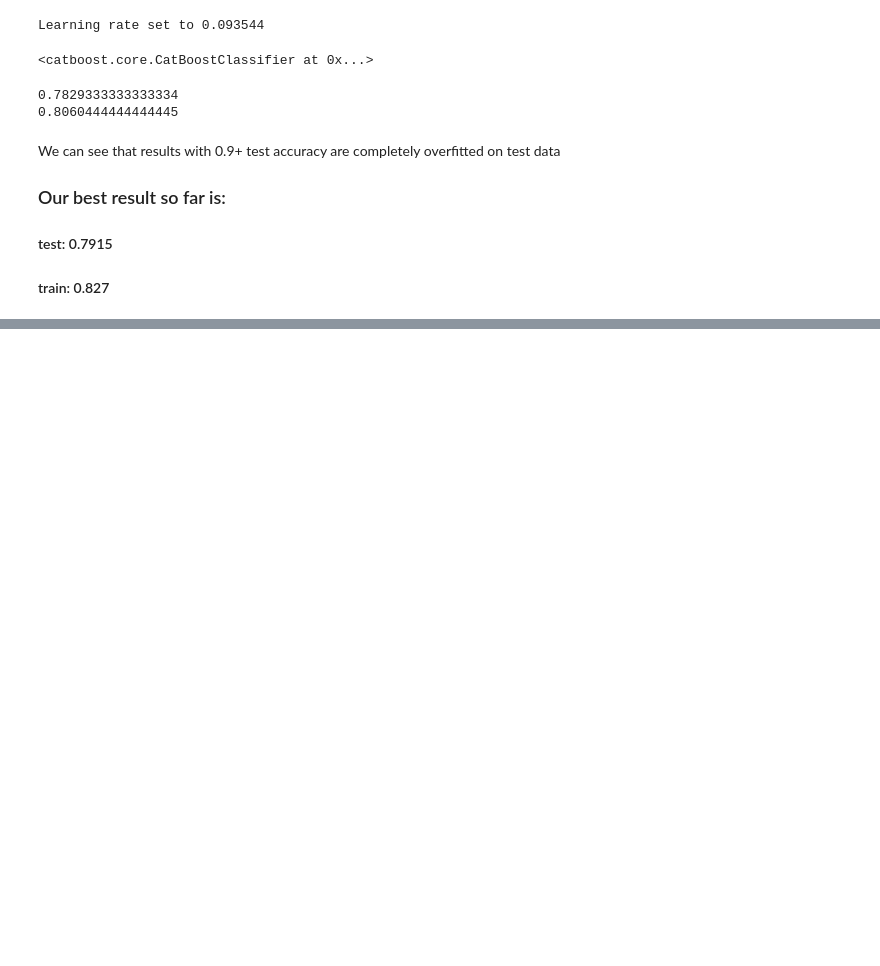
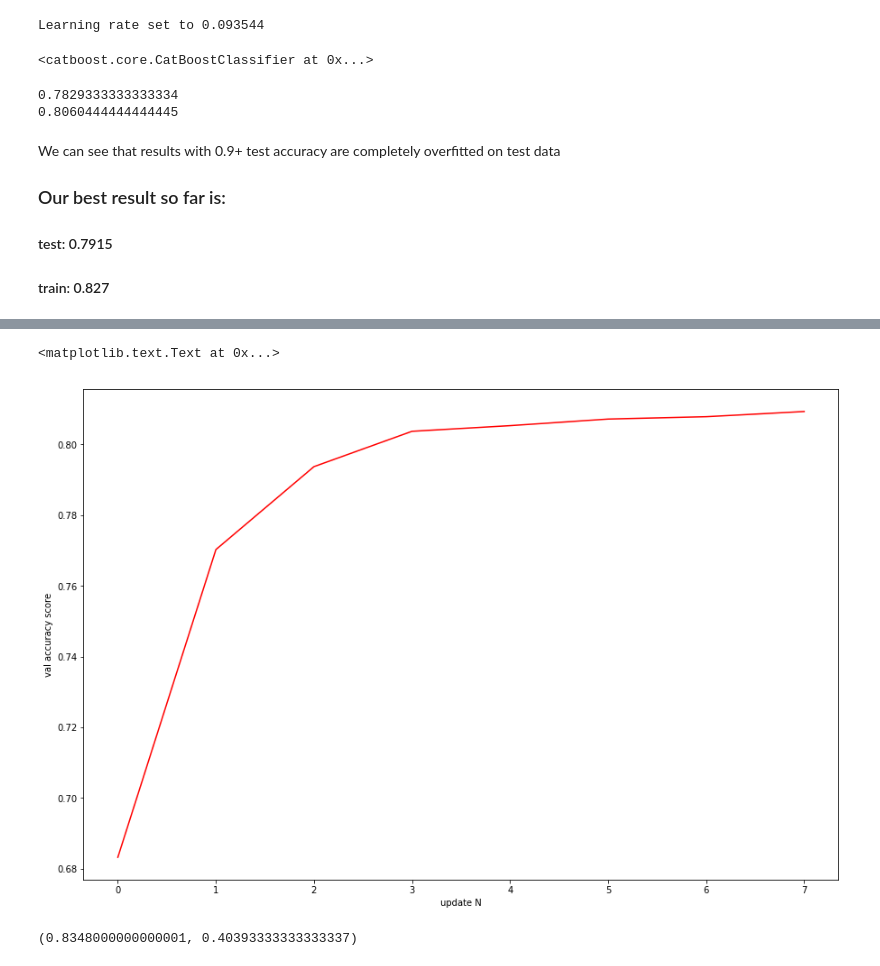
Before and after one commit to Aqice/Boxing-binary-classification-problem, a Jupyter notebook: Boxing.ipynb, the cells around one changed output, grey strips where cells are left out. Saved outputs shown, nothing was run; the diff lists cells and outputs as text; code cells hidden in the pictures; blank space fills up the shorter version.

Commit message:
added ADD-DEL implemention for feature selection

```diff
--- a/Boxing.ipynb
+++ b/Boxing.ipynb
@@ -920,0 +1159,19 @@ We can see that results with 0.9+ test accuracy are completely overfitted on tes
+# %%
+from sklearn.model_selection import KFold
+from tqdm import tqdm_notebook, tqdm
+
+X = pd.concat((X_train, X_test)).as_matrix()
+y = pd.concat((y_train, y_test)).as_matrix()
+# %%
+class BaseSelector(object):
+    def __init__(self, estimator, data, cat_features, fit_params={}, kf_splits=2):
+        assert type(data) == tuple and len(data) == 2, 'invalid data type'
+        assert data[0].ndim == 2 and data[1].ndim == 1, "invalid data shape"
+
+        self.estimator = estimator
+        self.model = estimator
+        self.fit_params = fit_params
+        self.X, self.y = data[0], data[1]
+        self.cat_features = cat_features
+        self.n_features = len(cat_features)
+        self.kfold = KFold(n_splits=kf_splits, shuffle=True)
@@ -920,0 +1261,6 @@ We can see that results with 0.9+ test accuracy are completely overfitted on tes
+# %%
+cat = CatBoostClassifier(iterations=400, verbose=False)
+add_del = AddDel(estimator=cat, data=(X, y), cat_features=[0, 1, 2, 3, 4, 8, 9, 10, 11, 23, 21, 20, 19])
+# %%
+%%time
+add_del.fit(1)
@@ -920,0 +1285,8 @@ We can see that results with 0.9+ test accuracy are completely overfitted on tes
+# %%
+fig, ax = plt.subplots(figsize=(15, 10))
+ax.plot(add_del.history_scores, color='red')
+ax.set_xlabel('update N')
+ax.set_ylabel('val accuracy score')
+# %% [output]
+<matplotlib.text.Text at 0x...>
+[figure, added]
@@ -920,0 +1308,4 @@ We can see that results with 0.9+ test accuracy are completely overfitted on tes
+# %%
+np.mean(test_scores), np.mean(train_scores)
+# %% [output]
+(0.8348000000000001, 0.40393333333333337)
```
Also changed, not shown: parts of 22 cells of this notebook.
